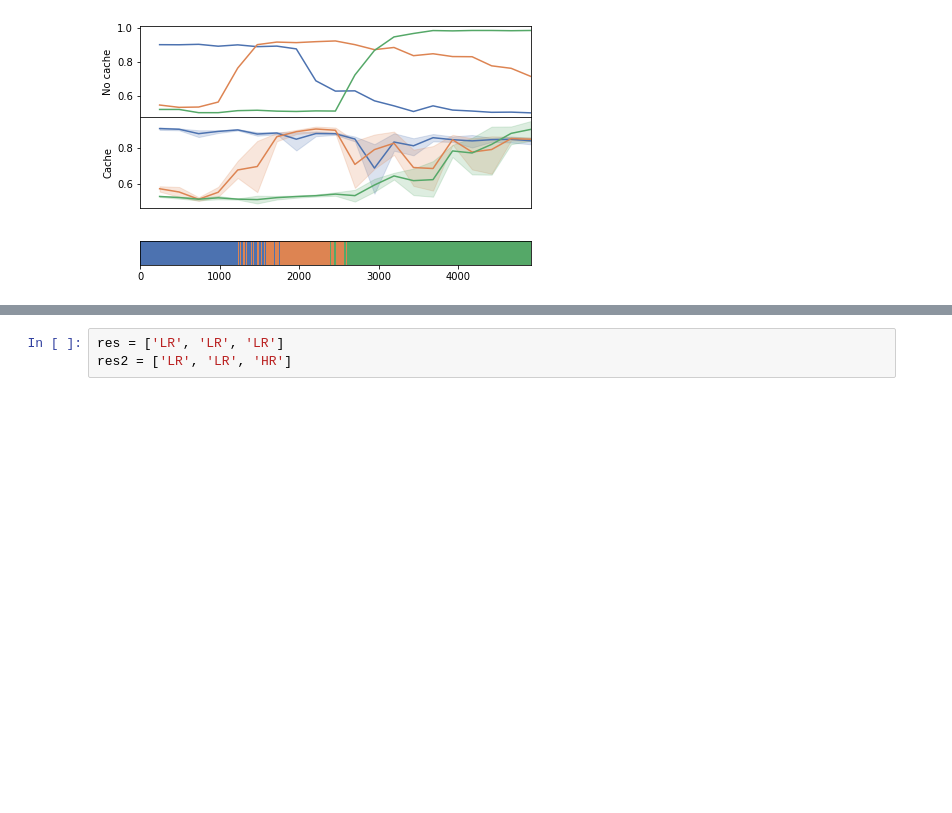
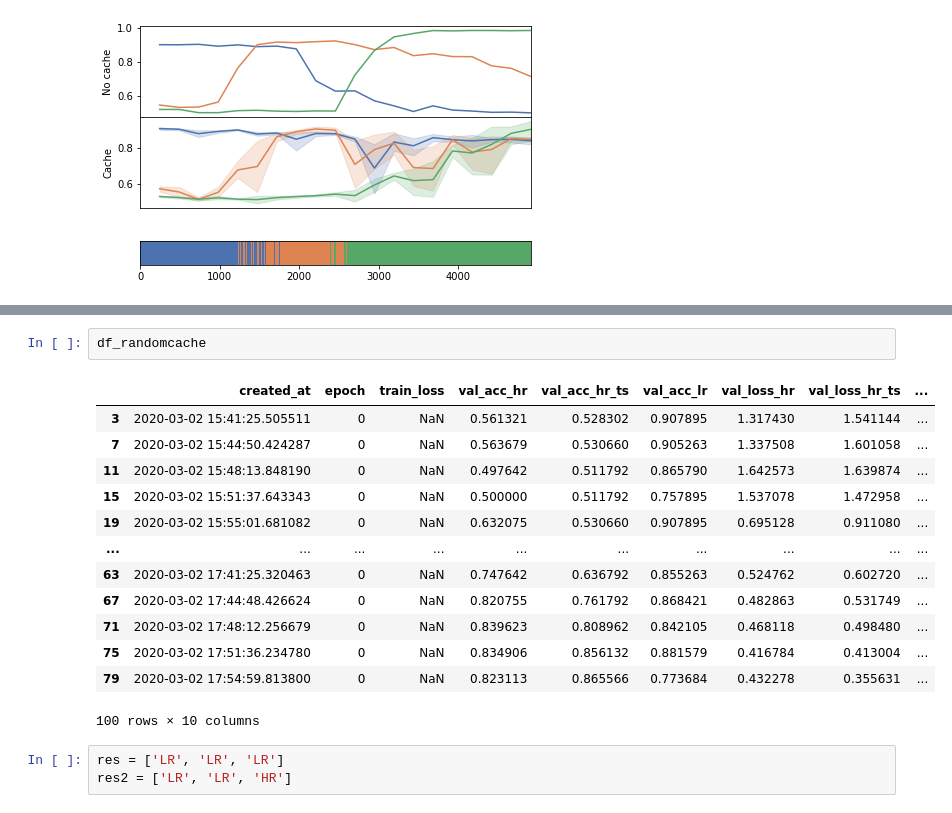
Before and after one commit to cirmuw/dynamicmemory, a Jupyter notebook: Results.ipynb, the cells around one changed output, grey strips where cells are left out. Drawn from its saved outputs; the diff is of its cells as text; blank space fills up the shorter version.

```diff
--- a/Results.ipynb
+++ b/Results.ipynb
@@ -710,3 +747,19 @@ min(5/((10)*2),1)
+# %%
+df_randomcache
+# %% [output]
+|  | created_at | epoch | train_loss | val_acc_hr | val_acc_hr_ts | val_acc_lr | val_loss_hr | val_loss_hr_ts | ... |
+| 3 | 2020-03-02 15:41:25.505511 | 0 | NaN | 0.561321 | 0.528302 | 0.907895 | 1.317430 | 1.541144 | ... |
+| 7 | 2020-03-02 15:44:50.424287 | 0 | NaN | 0.563679 | 0.530660 | 0.905263 | 1.337508 | 1.601058 | ... |
+| 11 | 2020-03-02 15:48:13.848190 | 0 | NaN | 0.497642 | 0.511792 | 0.865790 | 1.642573 | 1.639874 | ... |
+| 15 | 2020-03-02 15:51:37.643343 | 0 | NaN | 0.500000 | 0.511792 | 0.757895 | 1.537078 | 1.472958 | ... |
+| 19 | 2020-03-02 15:55:01.681082 | 0 | NaN | 0.632075 | 0.530660 | 0.907895 | 0.695128 | 0.911080 | ... |
+| ... | ... | ... | ... | ... | ... | ... | ... | ... | ... |
+| 63 | 2020-03-02 17:41:25.320463 | 0 | NaN | 0.747642 | 0.636792 | 0.855263 | 0.524762 | 0.602720 | ... |
+| 67 | 2020-03-02 17:44:48.426624 | 0 | NaN | 0.820755 | 0.761792 | 0.868421 | 0.482863 | 0.531749 | ... |
+| 71 | 2020-03-02 17:48:12.256679 | 0 | NaN | 0.839623 | 0.808962 | 0.842105 | 0.468118 | 0.498480 | ... |
+| 75 | 2020-03-02 17:51:36.234780 | 0 | NaN | 0.834906 | 0.856132 | 0.881579 | 0.416784 | 0.413004 | ... |
+| 79 | 2020-03-02 17:54:59.813800 | 0 | NaN | 0.823113 | 0.865566 | 0.773684 | 0.432278 | 0.355631 | ... |
+100 rows × 10 columns
 # %%
 res = ['LR', 'LR', 'LR']
 res2 = ['LR', 'LR', 'HR']
```
Also changed, not shown: parts of 28 cells of this notebook, 2 other files.
